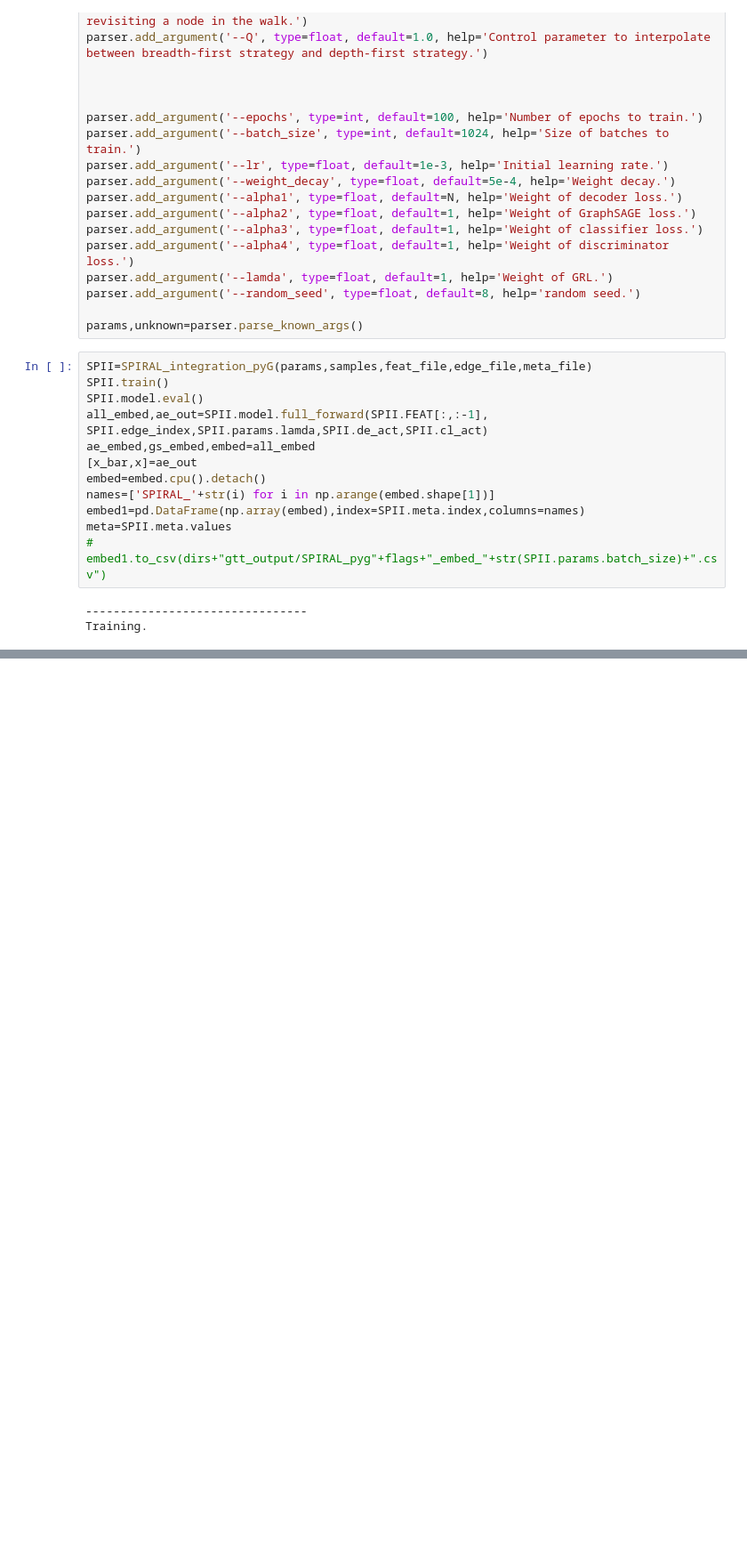
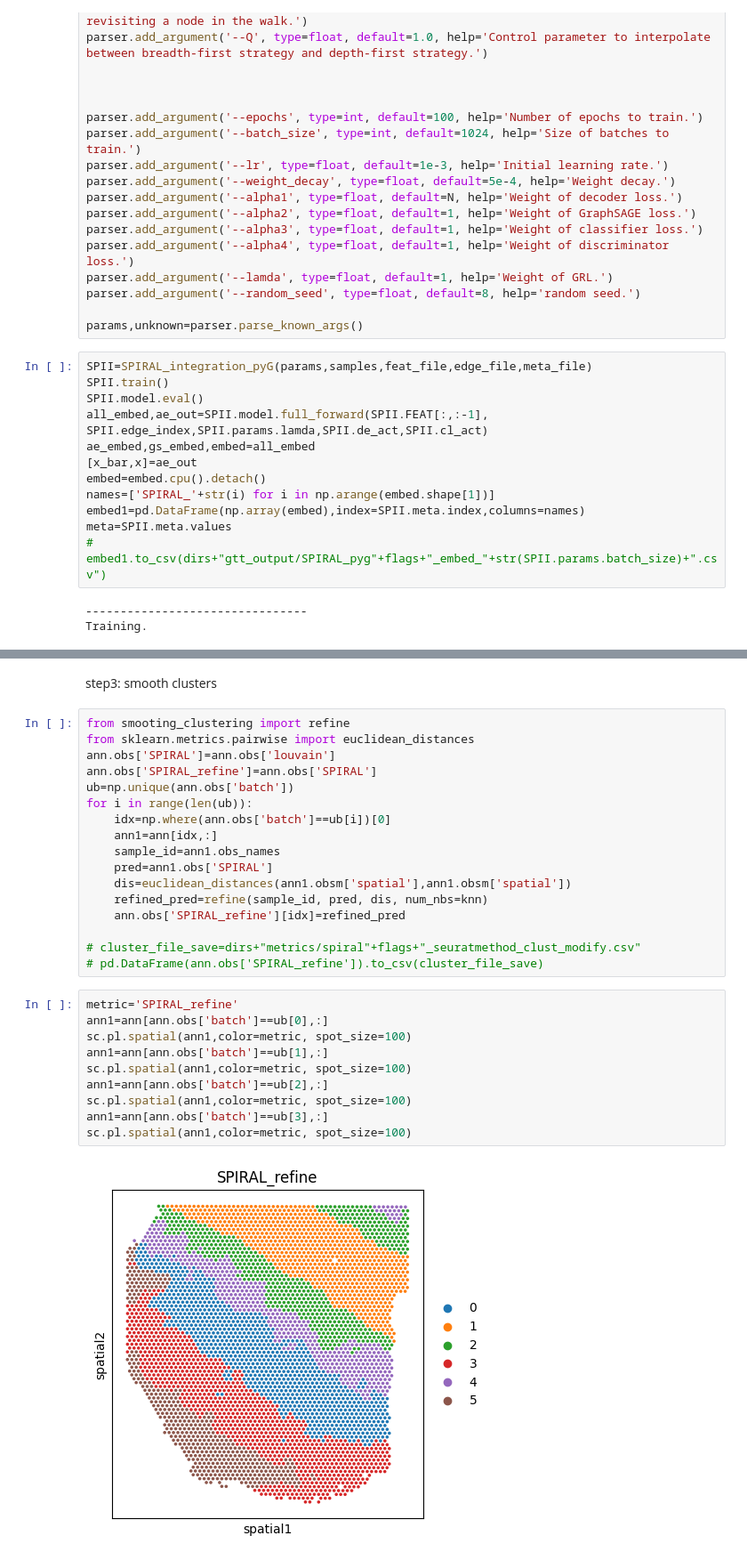
Before and after one commit to TheLittleJimmy/SPIRAL_pyG, a Jupyter notebook: demo/demo_DLPFC.ipynb, the cells around one changed output, grey strips where cells are left out. Shown at 89% size. Cells and saved outputs as stored; diff of their text form; blank space fills up the shorter version.

```diff
--- a/demo/demo_DLPFC.ipynb
+++ b/demo/demo_DLPFC.ipynb
@@ -133,0 +186,31 @@ axs[1].tick_params(axis='both', which='major', labelsize=20)
+# %% [markdown]
+step3: smooth clusters
+# %%
+from smooting_clustering import refine
+from sklearn.metrics.pairwise import euclidean_distances
+ann.obs['SPIRAL']=ann.obs['louvain']
+ann.obs['SPIRAL_refine']=ann.obs['SPIRAL']
+ub=np.unique(ann.obs['batch'])
+for i in range(len(ub)):
+    idx=np.where(ann.obs['batch']==ub[i])[0]
+    ann1=ann[idx,:]
+    sample_id=ann1.obs_names
+    pred=ann1.obs['SPIRAL']
+    dis=euclidean_distances(ann1.obsm['spatial'],ann1.obsm['spatial'])
+    refined_pred=refine(sample_id, pred, dis, num_nbs=knn)
+    ann.obs['SPIRAL_refine'][idx]=refined_pred
+
+# cluster_file_save=dirs+"metrics/spiral"+flags+"_seuratmethod_clust_modify.csv"
+# pd.DataFrame(ann.obs['SPIRAL_refine']).to_csv(cluster_file_save)
+# %%
+metric='SPIRAL_refine'
+ann1=ann[ann.obs['batch']==ub[0],:]
+sc.pl.spatial(ann1,color=metric, spot_size=100)
+ann1=ann[ann.obs['batch']==ub[1],:]
+sc.pl.spatial(ann1,color=metric, spot_size=100)
+ann1=ann[ann.obs['batch']==ub[2],:]
+sc.pl.spatial(ann1,color=metric, spot_size=100)
+ann1=ann[ann.obs['batch']==ub[3],:]
+sc.pl.spatial(ann1,color=metric, spot_size=100)
+# %% [output]
+[figure, added]
```
Also changed, not shown: parts of 7 cells of this notebook, 4 other files.
